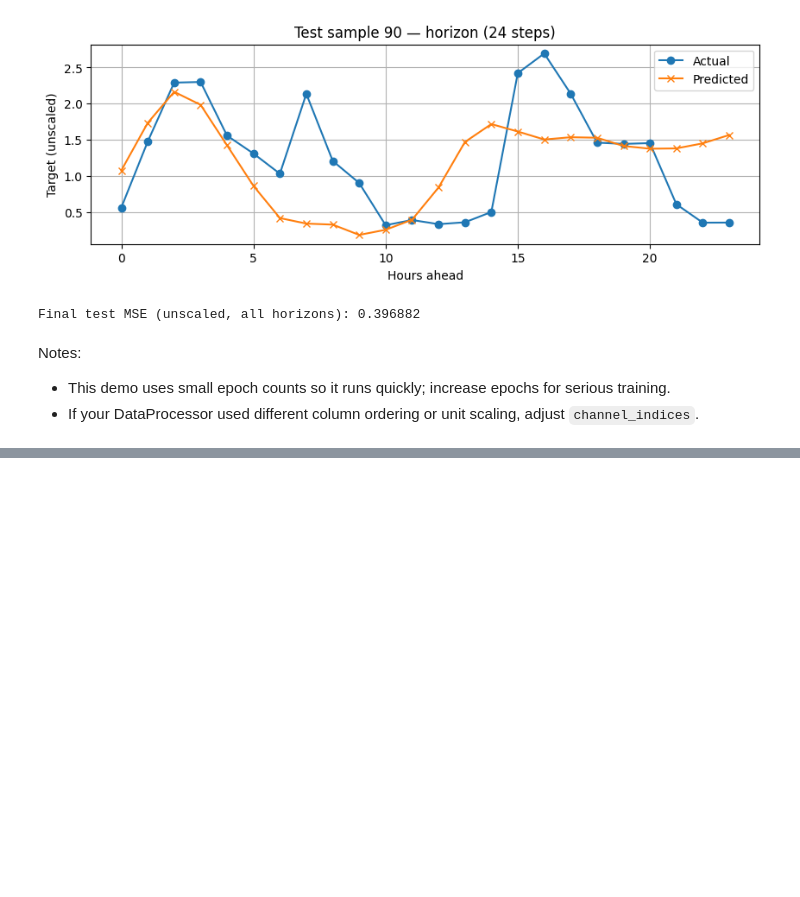
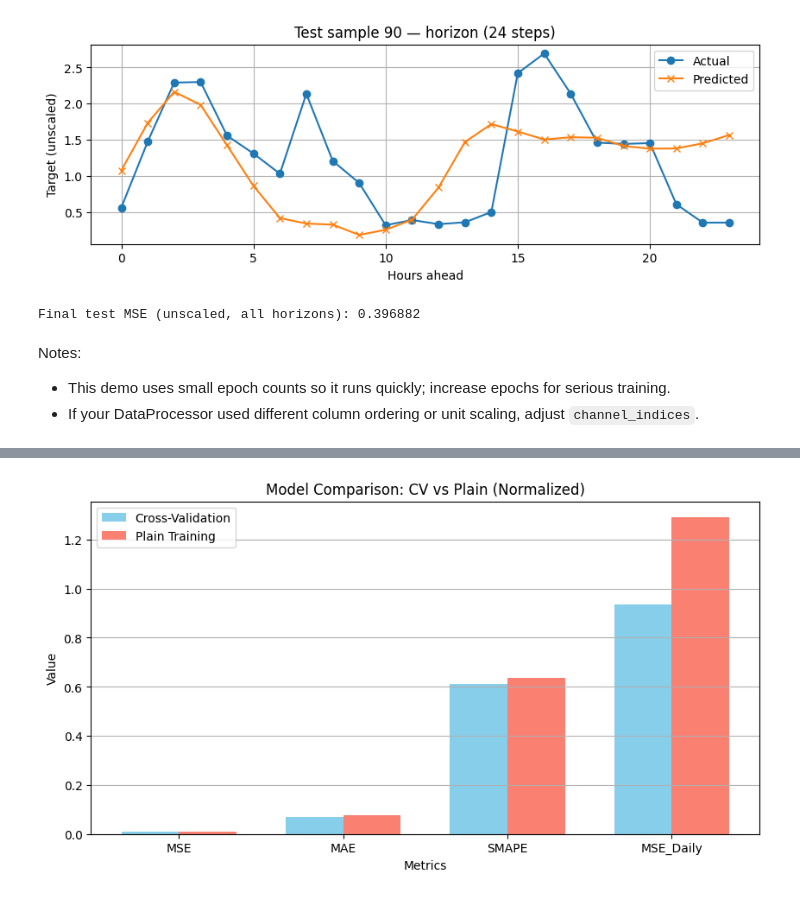
Before and after one commit to FelipeUC2020/ECS171G13, a Jupyter notebook: CNN/cv_demo.ipynb, the cells around one changed output, grey strips where cells are left out. Drawn from its saved outputs; the diff is of its cells as text; code cells hidden in the pictures; blank space fills up the shorter version.

```diff
--- a/CNN/cv_demo.ipynb
+++ b/CNN/cv_demo.ipynb
@@ -401,0 +377,81 @@ Saved summary metrics to cv_demo_summary_metrics.json
+# %%
+# Comparison Analysis: Plain vs Cross-Validation
+import json
+
+# Load Plain model (from earlier training)
+plain_checkpoint = 'checkpoint/run1/final_best.pt'  # Assuming this is the path
+plain_model = make_model()
+if os.path.isfile(plain_checkpoint):
+    ckpt = torch.load(plain_checkpoint, map_location='cpu')
+    plain_model.load_state_dict(ckpt['model_state_dict'])
+    print(f'Loaded Plain model from {plain_checkpoint}')
+else:
+    print('Plain checkpoint not found')
+
+# Evaluate Plain model
+plain_model = plain_model.to(device)
+plain_model.eval()
+with torch.no_grad():
+    plain_preds = plain_model(Xt)  # Xt already defined
+    plain_preds_np = plain_preds.cpu().numpy()
+
+# Metrics comparison using normalized (scaled) data
+def compute_metrics(preds_scaled, actuals_scaled):
+    err = preds_scaled - actuals_scaled
+    mse = float(np.mean(err**2))
+    mae = float(np.mean(np.abs(err)))
+    mape = float(np.mean(np.abs(err) / (np.abs(actuals_scaled) + 1e-8)))
+    smape = float(np.mean(2 * np.abs(err) / (np.abs(preds_scaled) + np.abs(actuals_scaled) + 1e-8)))
+    daily_sum_err = preds_scaled.sum(axis=1) - actuals_scaled.sum(axis=1)
+    mse_daily = float(np.mean(daily_sum_err**2))
+    return {'MSE': mse, 'MAE': mae, 'MAPE': mape, 'SMAPE': smape, 'MSE_Daily': mse_daily}
+
+cv_metrics = compute_metrics(cv_preds_np, yt_np)  # Use scaled data
+plain_metrics = compute_metrics(plain_preds_np, yt_np)
+
+print('Metrics Comparison (Normalized):')
+print(f"CV - MSE: {cv_metrics['MSE']:.6f}, MAE: {cv_metrics['MAE']:.6f}, SMAPE: {cv_metrics['SMAPE']:.4f}")
+print(f"Plain - MSE: {plain_metrics['MSE']:.6f}, MAE: {plain_metrics['MAE']:.6f}, SMAPE: {plain_metrics['SMAPE']:.4f}")
+
+# Bar chart comparison
+labels = ['MSE', 'MAE', 'SMAPE', 'MSE_Daily']
+cv_vals = [cv_metrics['MSE'], cv_metrics['MAE'], cv_metrics['SMAPE'], cv_metrics['MSE_Daily']]
+plain_vals = [plain_metrics['MSE'], plain_metrics['MAE'], plain_metrics['SMAPE'], plain_metrics['MSE_Daily']]
+
+x = np.arange(len(labels))
+width = 0.35
+plt.figure(figsize=(10, 5))
+plt.bar(x - width/2, cv_vals, width, label='Cross-Validation', color='skyblue')
+plt.bar(x + width/2, plain_vals, width, label='Plain Training', color='salmon')
+plt.xlabel('Metrics')
+plt.ylabel('Value')
+plt.title('Model Comparison: CV vs Plain (Normalized)')
+plt.xticks(x, labels)
+plt.legend()
+plt.grid(axis='y')
+plt.show()
+
+# Sample overlay comparison (using unscaled for visualization)
+for sample_idx in [0, 20, 40, 60,80]:
+    plt.figure(figsize=(12, 6))
+    plt.plot(range(24), yt_un[sample_idx], label='Actual', linewidth=3, color='black')
+    plt.plot(range(24), cv_preds_un[sample_idx], label='CV Prediction', linewidth=2, marker='x')
+    plt.plot(range(24), plain_preds_un[sample_idx], label='Plain Prediction', linewidth=2, marker='o')
+    plt.title(f'Sample {sample_idx} Forecast Comparison')
+    plt.xlabel('Hour Ahead')
+    plt.ylabel('Load (unscaled)')
+    plt.legend()
+    plt.grid(True)
+    plt.show()
+
+# Save comparison results (convert to JSON serializable)
+comparison = {
+    'cv': cv_metrics,
+    'plain': plain_metrics,
+    'cv_checkpoint': cv_best_checkpoint,
+    'plain_checkpoint': plain_checkpoint
+}
+with open('model_comparison.json', 'w') as f:
+    json.dump(comparison, f, indent=2)
+print('Comparison saved to model_comparison.json')
+# %% [output]
@@ -401,0 +462 @@ Saved summary metrics to cv_demo_summary_metrics.json
+[figure, added]
```
Also changed, not shown: parts of 14 cells of this notebook, 8 other files.
